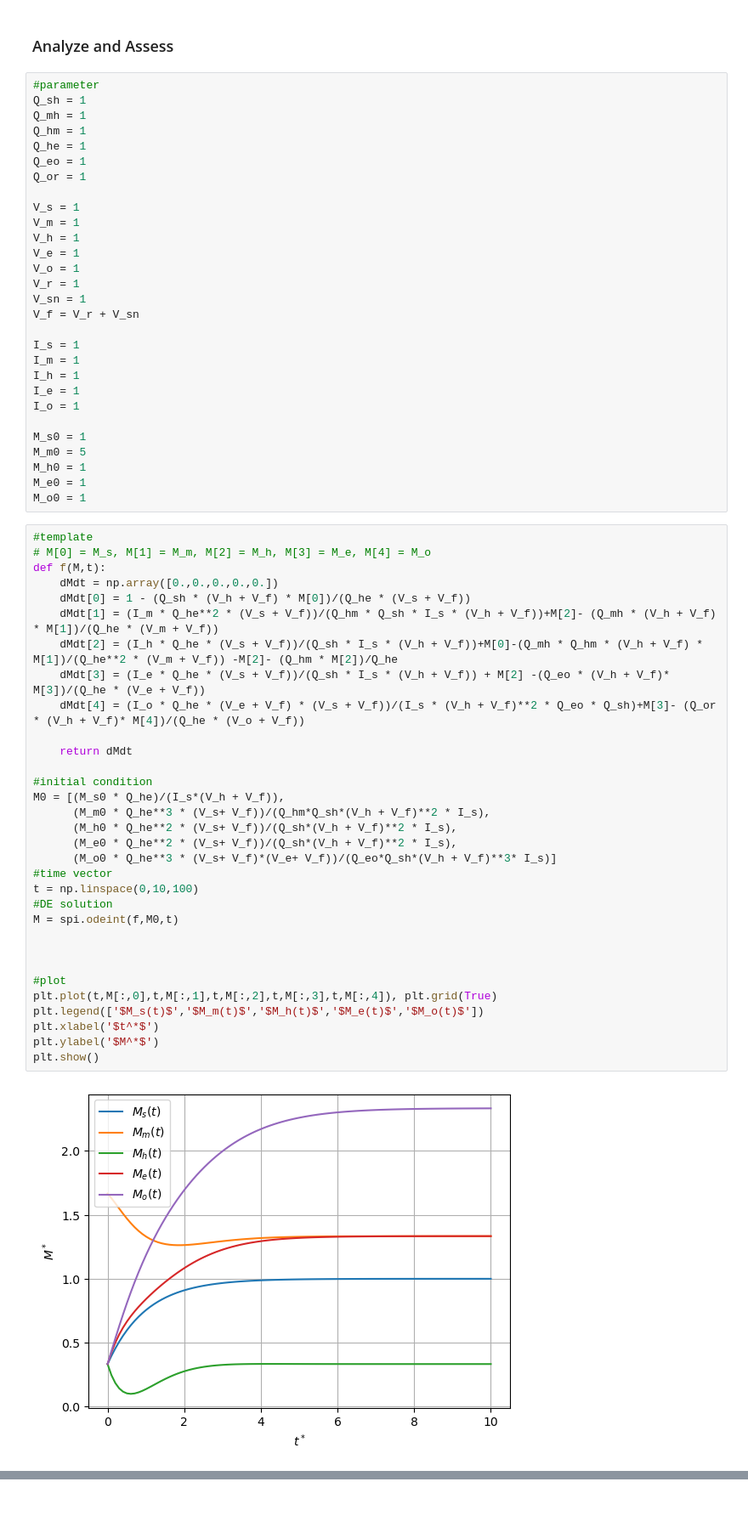
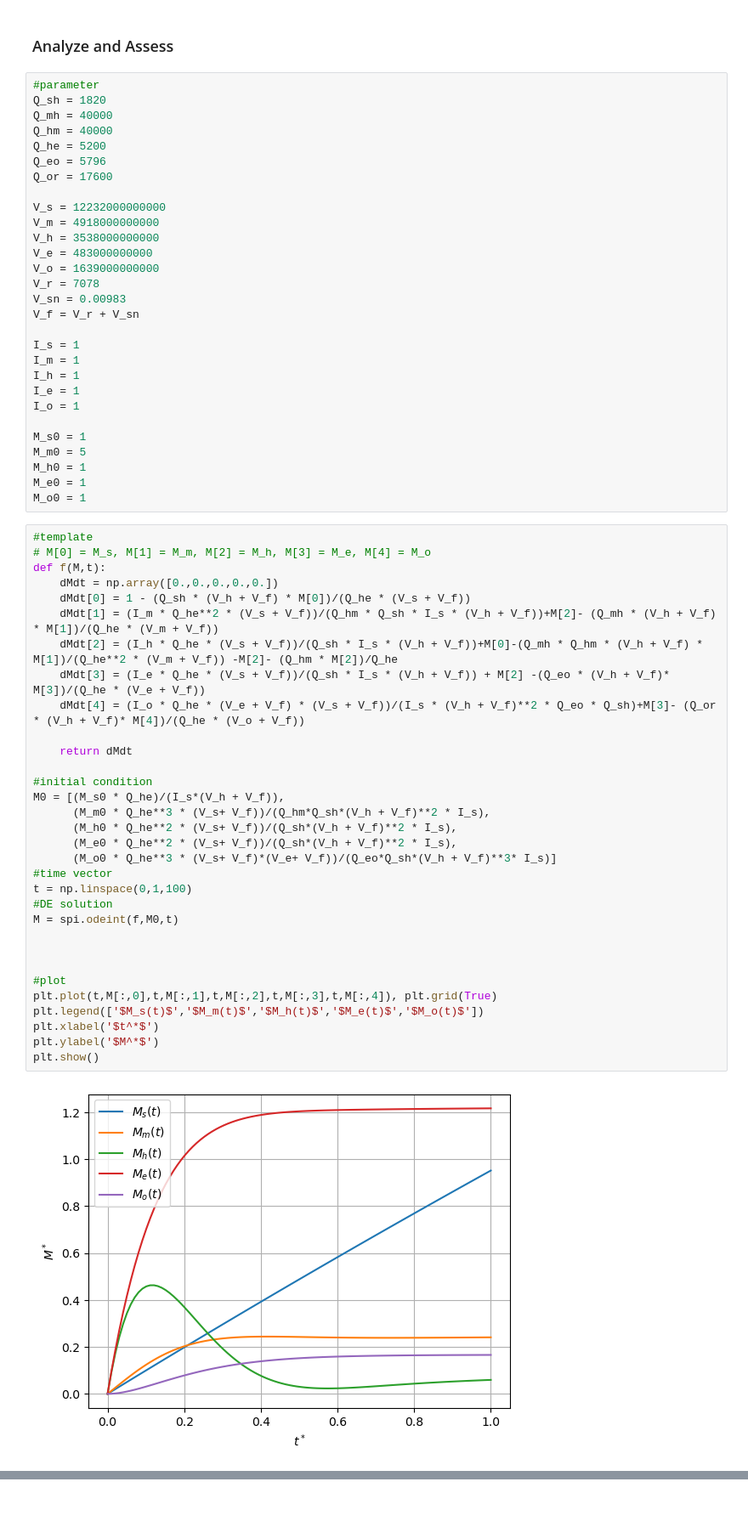
Before and after one commit to JustinTrenchcoat/MATH360_MA_1, a Jupyter notebook: main.ipynb, the cells around one changed output, grey strips where cells are left out. Shown at 85% size. Saved outputs shown, nothing was run; the diff lists cells and outputs as text.

```diff
--- a/main.ipynb
+++ b/main.ipynb
@@ -163,20 +163,20 @@ M_o(0)^* &= \frac{M_{o, 0} Q_{he}^{3} (V_s+V_f) (V_e+V_f)}{Q_{eo} Q_{sh} (V_h+V_
 ### Analyze and Assess
 # %%
 #parameter
-Q_sh = 1
-Q_mh = 1
-Q_hm = 1
-Q_he = 1
-Q_eo = 1
-Q_or = 1
+Q_sh = 1820
+Q_mh = 40000
+Q_hm = 40000
+Q_he = 5200
+Q_eo = 5796
+Q_or = 17600
 
-V_s = 1
-V_m = 1
-V_h = 1
-V_e = 1
-V_o = 1
-V_r = 1
-V_sn = 1
+V_s = 12232000000000
+V_m = 4918000000000
+V_h = 3538000000000
+V_e = 483000000000
+V_o = 1639000000000
+V_r = 7078
+V_sn = 0.00983
 V_f = V_r + V_sn
 
 I_s = 1
@@ -195,32 +195,32 @@ M_o0 = 1
 # M[0] = M_s, M[1] = M_m, M[2] = M_h, M[3] = M_e, M[4] = M_o
 def f(M,t):
     dMdt = np.array([0.,0.,0.,0.,0.])
     dMdt[0] = 1 - (Q_sh * (V_h + V_f) * M[0])/(Q_he * (V_s + V_f))
     dMdt[1] = (I_m * Q_he**2 * (V_s + V_f))/(Q_hm * Q_sh * I_s * (V_h + V_f))+M[2]- (Q_mh * (V_h + V_f) * M[1])/(Q_he * (V_m + V_f))
     dMdt[2] = (I_h * Q_he * (V_s + V_f))/(Q_sh * I_s * (V_h + V_f))+M[0]-(Q_mh * Q_hm * (V_h + V_f) * M[1])/(Q_he**2 * (V_m + V_f)) -M[2]- (Q_hm * M[2])/Q_he
     dMdt[3] = (I_e * Q_he * (V_s + V_f))/(Q_sh * I_s * (V_h + V_f)) + M[2] -(Q_eo * (V_h + V_f)* M[3])/(Q_he * (V_e + V_f))
     dMdt[4] = (I_o * Q_he * (V_e + V_f) * (V_s + V_f))/(I_s * (V_h + V_f)**2 * Q_eo * Q_sh)+M[3]- (Q_or * (V_h + V_f)* M[4])/(Q_he * (V_o + V_f))
 
     return dMdt
 
 #initial condition
 M0 = [(M_s0 * Q_he)/(I_s*(V_h + V_f)),
       (M_m0 * Q_he**3 * (V_s+ V_f))/(Q_hm*Q_sh*(V_h + V_f)**2 * I_s),
       (M_h0 * Q_he**2 * (V_s+ V_f))/(Q_sh*(V_h + V_f)**2 * I_s),
       (M_e0 * Q_he**2 * (V_s+ V_f))/(Q_sh*(V_h + V_f)**2 * I_s),
       (M_o0 * Q_he**3 * (V_s+ V_f)*(V_e+ V_f))/(Q_eo*Q_sh*(V_h + V_f)**3* I_s)]
 #time vector
-t = np.linspace(0,10,100)
+t = np.linspace(0,1,100)
 #DE solution
 M = spi.odeint(f,M0,t)
 
 
 
 #plot
 plt.plot(t,M[:,0],t,M[:,1],t,M[:,2],t,M[:,3],t,M[:,4]), plt.grid(True)
 plt.legend(['$M_s(t)$','$M_m(t)$','$M_h(t)$','$M_e(t)$','$M_o(t)$'])
 plt.xlabel('$t^*$')
 plt.ylabel('$M^*$')
 plt.show()
 # %% [output]
-[figure, old version]
+[figure, new version]
```
Also changed, not shown: parts of 1 cell of this notebook.
